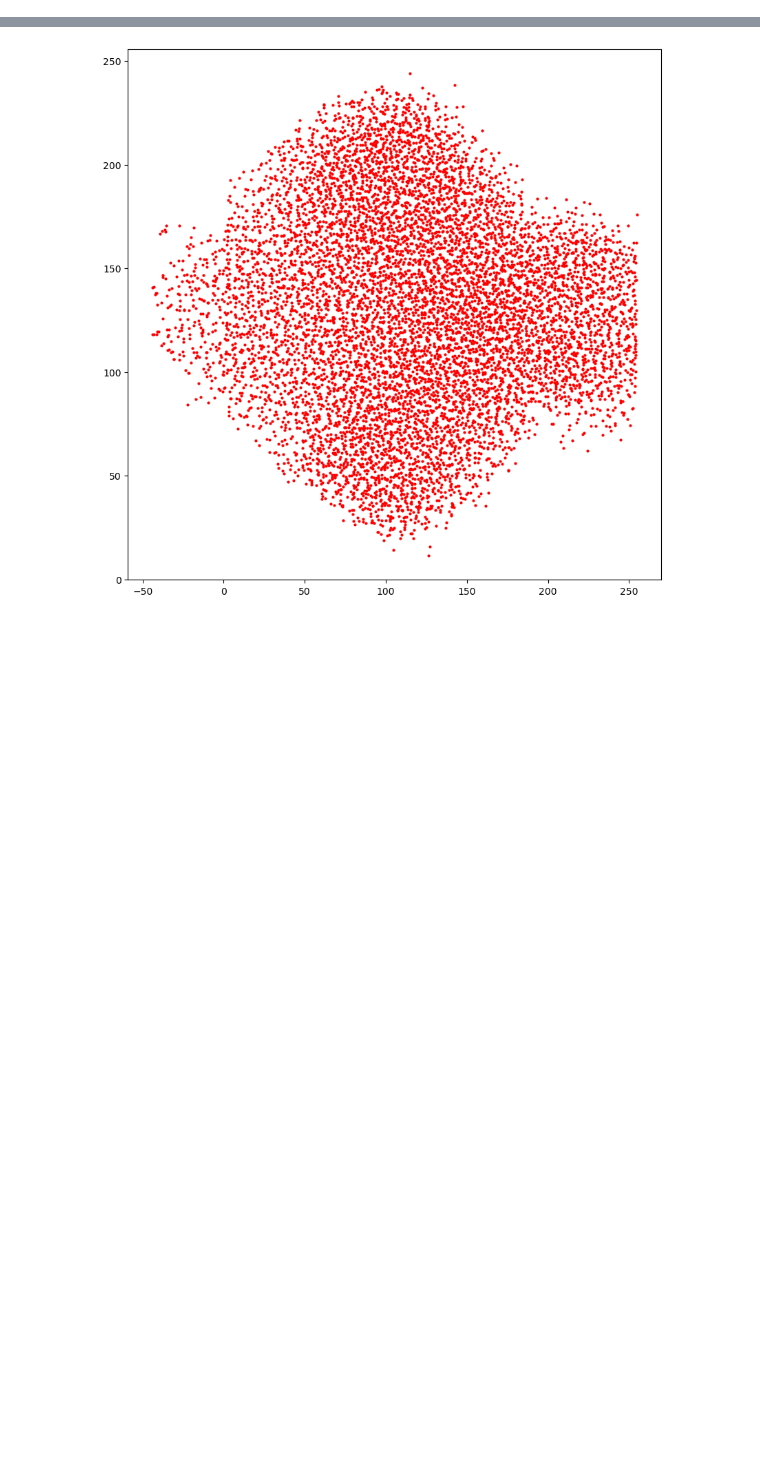
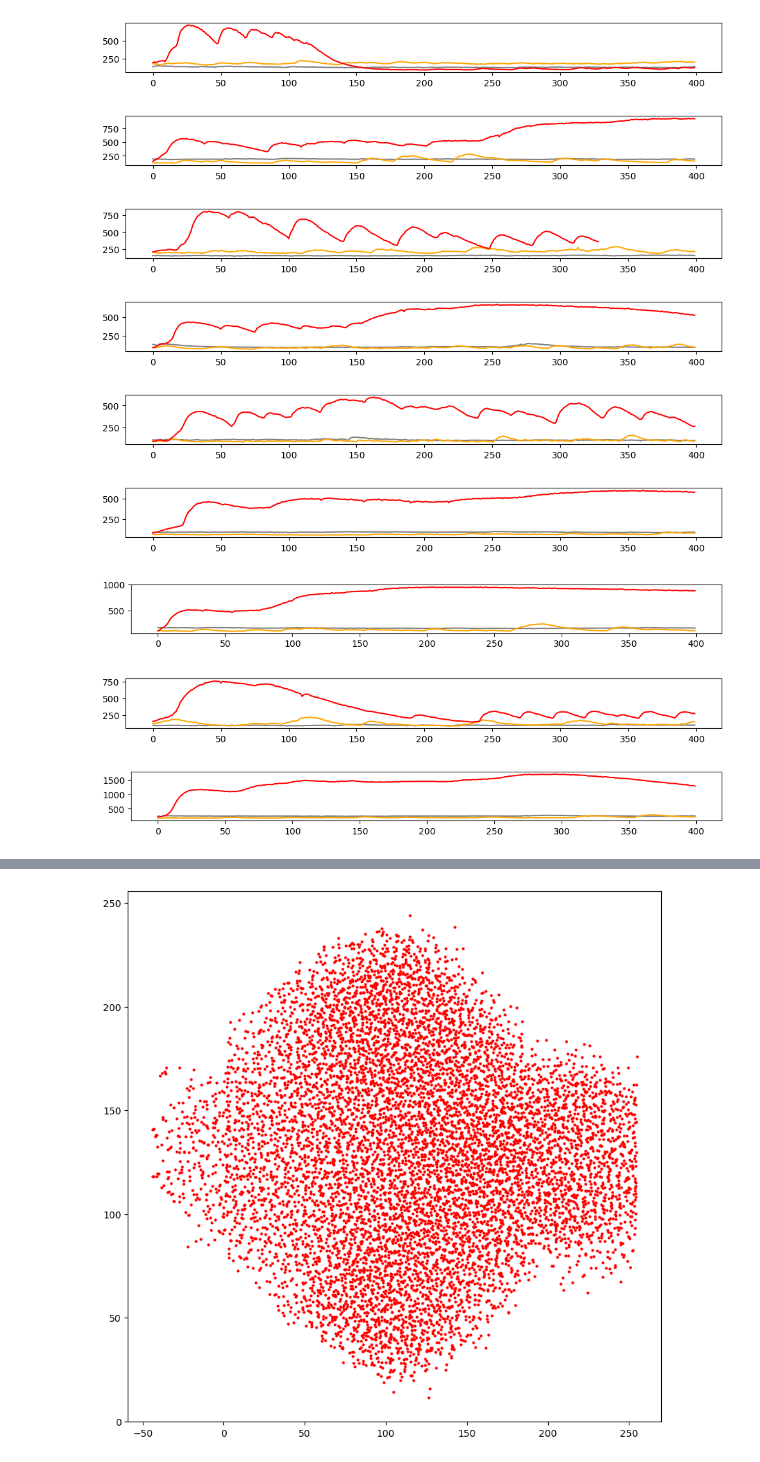
Before and after one commit to dafishcode/suite2p_analysis_py, a Jupyter notebook: Misc2.ipynb, the cells around one changed output, grey strips where cells are left out. Drawn from its saved outputs; the diff is of its cells as text; code cells hidden in the pictures; blank space fills up the shorter version.

Commit message:
checkpoint

```diff
--- a/Misc2.ipynb
+++ b/Misc2.ipynb
@@ -36,0 +151,43 @@ The autoreload extension is already loaded. To reload it, use:
+# %%
+#Time series for baseline, preictal, ictal analysis
+import random
+window = 400
+bln_list, bln_blist = list(range(len(gen_list))),list(range(len(gen_list)))
+pre_list, pre_blist = list(range(len(gen_list))),list(range(len(gen_list)))
+p20_list, p20_blist = list(range(len(gen_list))),list(range(len(gen_list)))
+
+for e in range(len(gen_list)):
+    bln_ran = random.randint(0,4914-window)
+    bln_list[e] = np.load(sub_bln_list[e])[:,bln_ran:bln_ran+window]
+    bln_blist[e] = np.load(sub_bln_blist[e])[:,bln_ran:bln_ran+window]
+    if e == 4:
+        pre_list[e] = np.load(gen_list[e])[:,np.int(4914/2)+max_list[e][0]-window:np.int(4914/2)+max_list[e][0]]
+        pre_blist[e] = np.load(gen_blist[e])[:,np.int(4914/2)+max_list[e][0]-window:np.int(4914/2)+max_list[e][0]]
+        p20_list[e] = np.load(gen_list[e])[:,np.int(4914/2)+max_list[e][0]:np.int(4914/2)+max_list[e][0]+window]
+        p20_blist[e] = np.load(gen_blist[e])[:,np.int(4914/2)+max_list[e][0]:np.int(4914/2)+max_list[e][0]+window]
+    else:
+        pre_list[e] = np.load(gen_list[e])[:,max_list[e][0]-window:max_list[e][0]]
+        pre_blist[e] = np.load(gen_blist[e])[:,max_list[e][0]-window:max_list[e][0]]
+        p20_list[e] = np.load(gen_list[e])[:,max_list[e][0]:max_list[e][0]+window]
+        p20_blist[e] = np.load(gen_blist[e])[:,max_list[e][0]:max_list[e][0]+window]
+# %%
+#Check time series
+for i in range(len(bln_list)):
+    fig, ax = plt.subplots(figsize= (12,1))
+    mean = np.apply_along_axis(np.mean, 0, bln_list[i])
+    plt.plot(mean, c='grey')
+    mean = np.apply_along_axis(np.mean, 0, pre_list[i])
+    plt.plot(mean, c='orange')
+    mean = np.apply_along_axis(np.mean, 0, p20_list[i])
+    plt.plot(mean, c='red')
+    plt.show()
+# %% [output]
+[figure, added]
+[figure, added]
+[figure, added]
+[figure, added]
+[figure, added]
+[figure, added]
+[figure, added]
+[figure, added]
+[figure, added]
```
Also changed, not shown: parts of 7 cells of this notebook, 4 other files.
